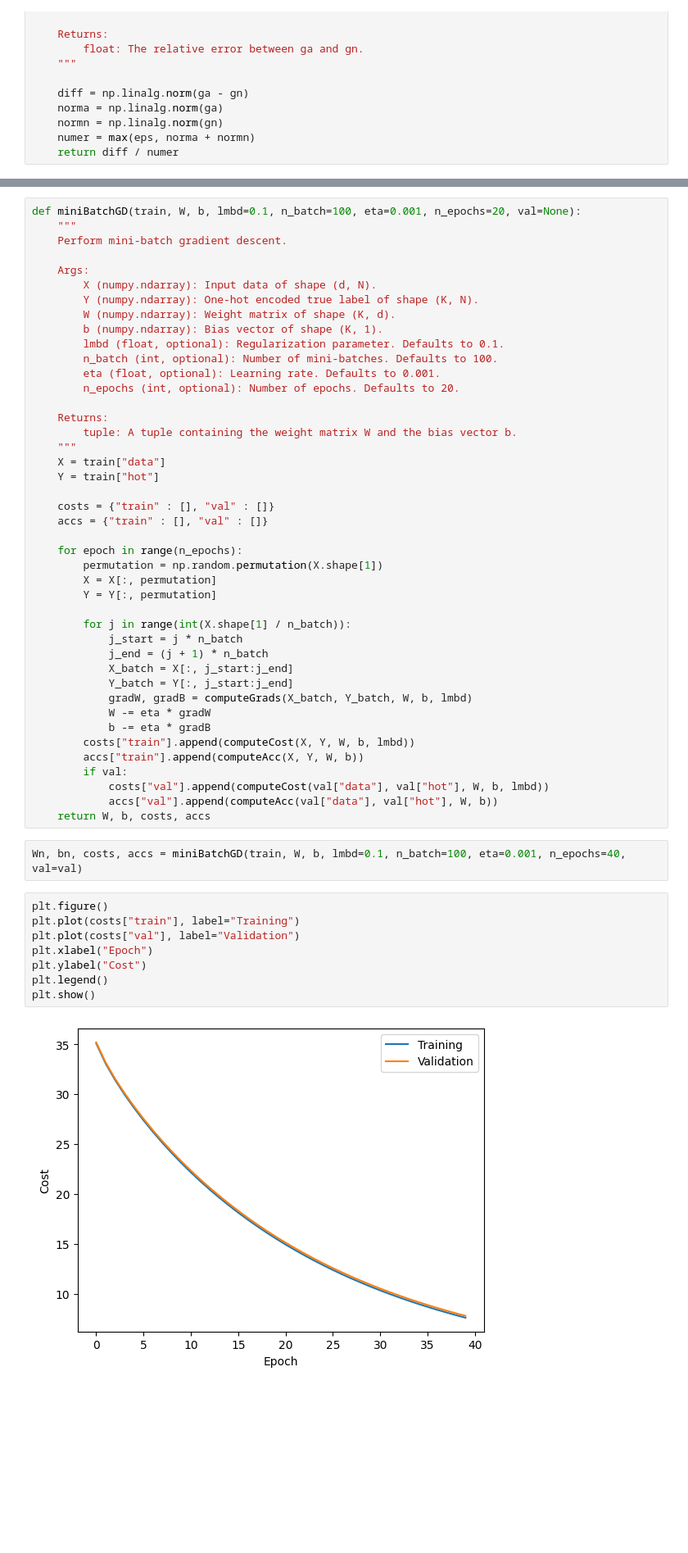
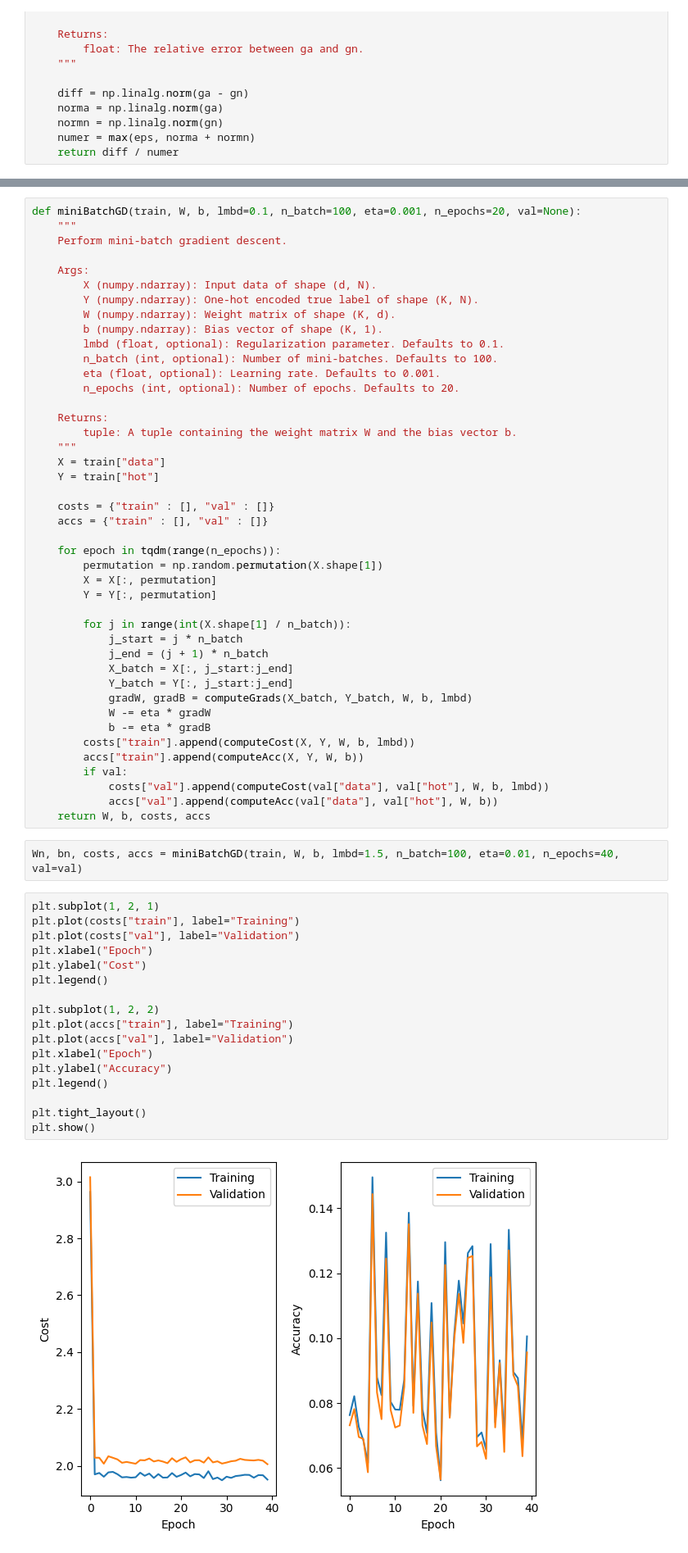
Before and after one commit to Lussebullen/dd2424, a Jupyter notebook: assignment1/notebook.ipynb, the cells around one changed output, grey strips where cells are left out. Shown at 82% size. Cells and saved outputs as stored; diff of their text form; blank space fills up the shorter version.

```diff
--- a/assignment1/notebook.ipynb
+++ b/assignment1/notebook.ipynb
@@ -259,7 +260,7 @@ def miniBatchGD(train, W, b, lmbd=0.1, n_batch=100, eta=0.001, n_epochs=20, val=
     costs = {"train" : [], "val" : []}
     accs = {"train" : [], "val" : []}
 
-    for epoch in range(n_epochs):
+    for epoch in tqdm(range(n_epochs)):
         permutation = np.random.permutation(X.shape[1])
         X = X[:, permutation]
         Y = Y[:, permutation]
@@ -279,14 +280,23 @@ def miniBatchGD(train, W, b, lmbd=0.1, n_batch=100, eta=0.001, n_epochs=20, val=
             accs["val"].append(computeAcc(val["data"], val["hot"], W, b))
     return W, b, costs, accs
 # %%
-Wn, bn, costs, accs = miniBatchGD(train, W, b, lmbd=0.1, n_batch=100, eta=0.001, n_epochs=40, val=val)
+Wn, bn, costs, accs = miniBatchGD(train, W, b, lmbd=1.5, n_batch=100, eta=0.01, n_epochs=40, val=val)
 # %%
-plt.figure()
+plt.subplot(1, 2, 1)
 plt.plot(costs["train"], label="Training")
 plt.plot(costs["val"], label="Validation")
 plt.xlabel("Epoch")
 plt.ylabel("Cost")
 plt.legend()
+
+plt.subplot(1, 2, 2)
+plt.plot(accs["train"], label="Training")
+plt.plot(accs["val"], label="Validation")
+plt.xlabel("Epoch")
+plt.ylabel("Accuracy")
+plt.legend()
+
+plt.tight_layout()
 plt.show()
 # %% [output]
-[figure, old version]
+[figure, new version]
```
Also changed, not shown: parts of 5 cells of this notebook, 1 other file.
